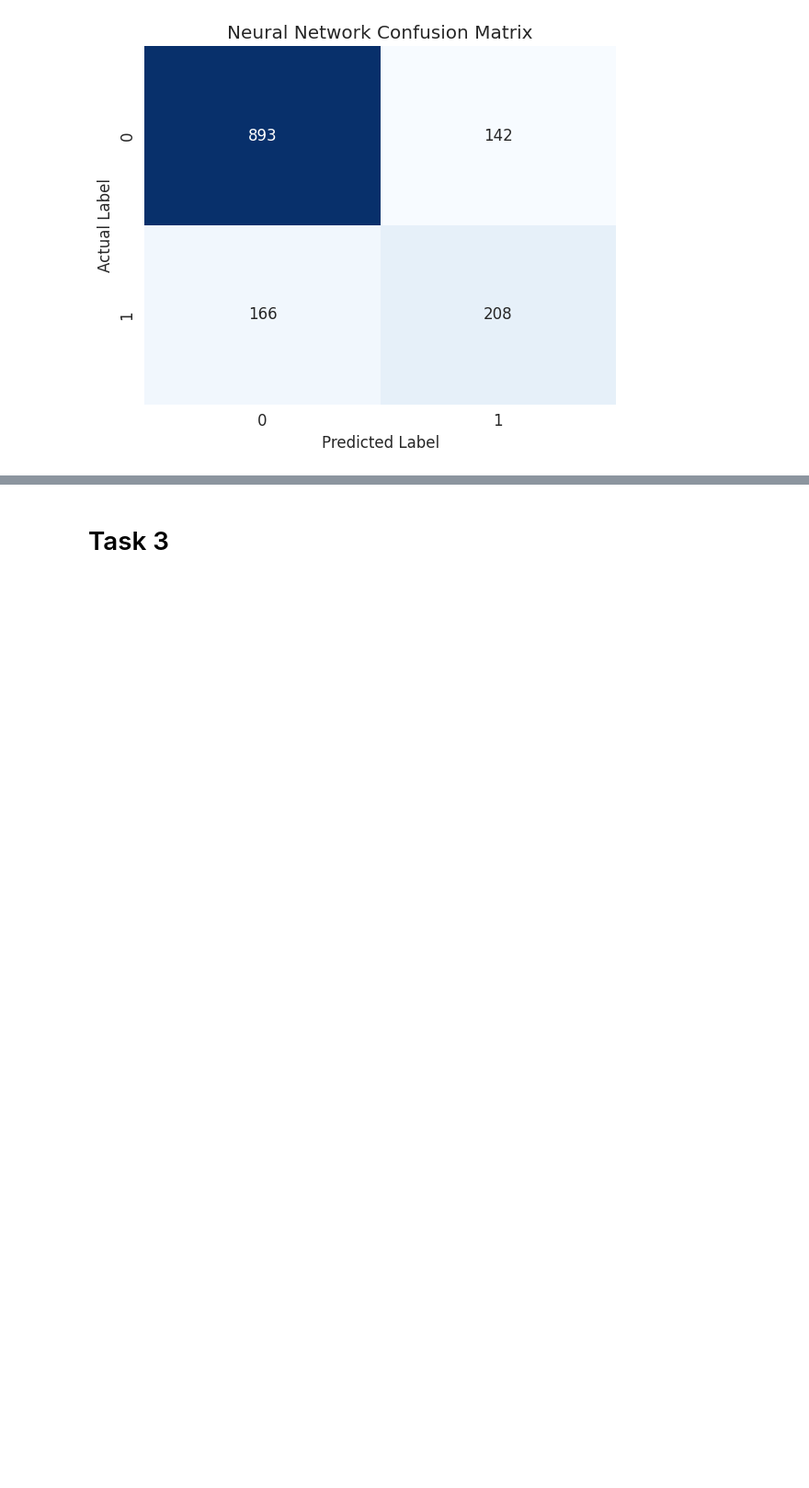
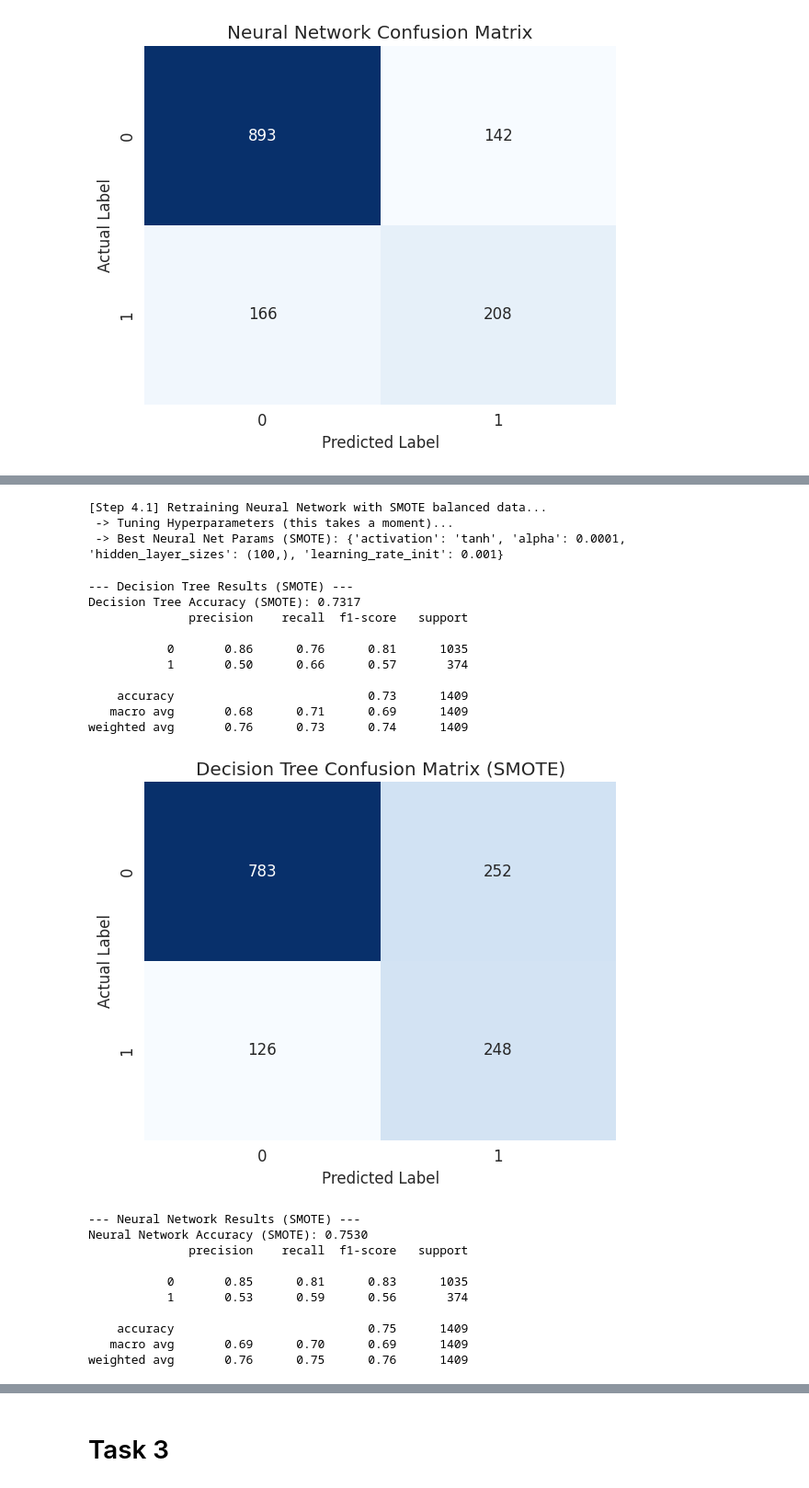
Before and after one commit to manurah/ML-CW, a Jupyter notebook: ML_CW.ipynb, the cells around one changed output, grey strips where cells are left out. Shown at 92% size. Saved outputs shown, nothing was run; the diff lists cells and outputs as text; code cells hidden in the pictures; blank space fills up the shorter version.

Commit message:
Initialize SMOTE

```diff
--- a/ML_CW.ipynb
+++ b/ML_CW.ipynb
@@ -421,0 +508,65 @@ weighted avg       0.78      0.78      0.78      1409
+# %%
+print(
+    "\nRetraining Neural Network with SMOTE balanced data..."
+)
+print(" -> Tuning Hyperparameters (this takes a moment)...")
+
+# Re-initialize GridSearchCV for Neural Network with SMOTE data
+# Use the same parameters as before
+nn_grid_smote = GridSearchCV(
+    MLPClassifier(max_iter=500, random_state=RANDOM_SEED),
+    nn_params,
+    cv=3,
+    scoring='f1',
+    n_jobs=-1,
+)
+
+nn_grid_smote.fit(X_train_smote, y_train_smote)
+best_nn_smote = nn_grid_smote.best_estimator_
+
+print(f" -> Best Neural Net Params (SMOTE): {nn_grid_smote.best_params_}")
+# %% [output]
+[Step 4.1] Retraining Neural Network with SMOTE balanced data...
+ -> Tuning Hyperparameters (this takes a moment)...
+ -> Best Neural Net Params (SMOTE): {'activation': 'tanh', 'alpha': 0.0001, 'hidden_layer_sizes': (100,), 'learning_rate_init': 0.001}
+# %%
+print("\n--- Decision Tree Results (SMOTE) ---")
+y_pred_dt_smote = best_dt_smote.predict(X_test_scaled)
+dt_acc_smote = accuracy_score(y_test, y_pred_dt_smote)
+print(f"Decision Tree Accuracy (SMOTE): {dt_acc_smote:.4f}")
+print(classification_report(y_test, y_pred_dt_smote))
+
+# Plot Confusion Matrix for DT (SMOTE)
+plot_cm(best_dt_smote, X_test_scaled, y_test, "Decision Tree Confusion Matrix (SMOTE)", "cm_dt_smote.png")
+
+
+print("\n--- Neural Network Results (SMOTE) ---")
+y_pred_nn_smote = best_nn_smote.predict(X_test_scaled)
+nn_acc_smote = accuracy_score(y_test, y_pred_nn_smote)
+print(f"Neural Network Accuracy (SMOTE): {nn_acc_smote:.4f}")
+print(classification_report(y_test, y_pred_nn_smote))
+
+# Plot Confusion Matrix for NN (SMOTE)
+plot_cm(best_nn_smote, X_test_scaled, y_test, "Neural Network Confusion Matrix (SMOTE)", "cm_nn_smote.png")
+# %% [output]
+--- Decision Tree Results (SMOTE) ---
+Decision Tree Accuracy (SMOTE): 0.7317
+              precision    recall  f1-score   support
+
+           0       0.86      0.76      0.81      1035
+           1       0.50      0.66      0.57       374
+
+    accuracy                           0.73      1409
+   macro avg       0.68      0.71      0.69      1409
+weighted avg       0.76      0.73      0.74      1409
+[figure, added]
+--- Neural Network Results (SMOTE) ---
+Neural Network Accuracy (SMOTE): 0.7530
+              precision    recall  f1-score   support
+
+           0       0.85      0.81      0.83      1035
+           1       0.53      0.59      0.56       374
+
+    accuracy                           0.75      1409
+   macro avg       0.69      0.70      0.69      1409
+weighted avg       0.76      0.75      0.76      1409
```
Also changed, not shown: parts of 12 cells of this notebook.
